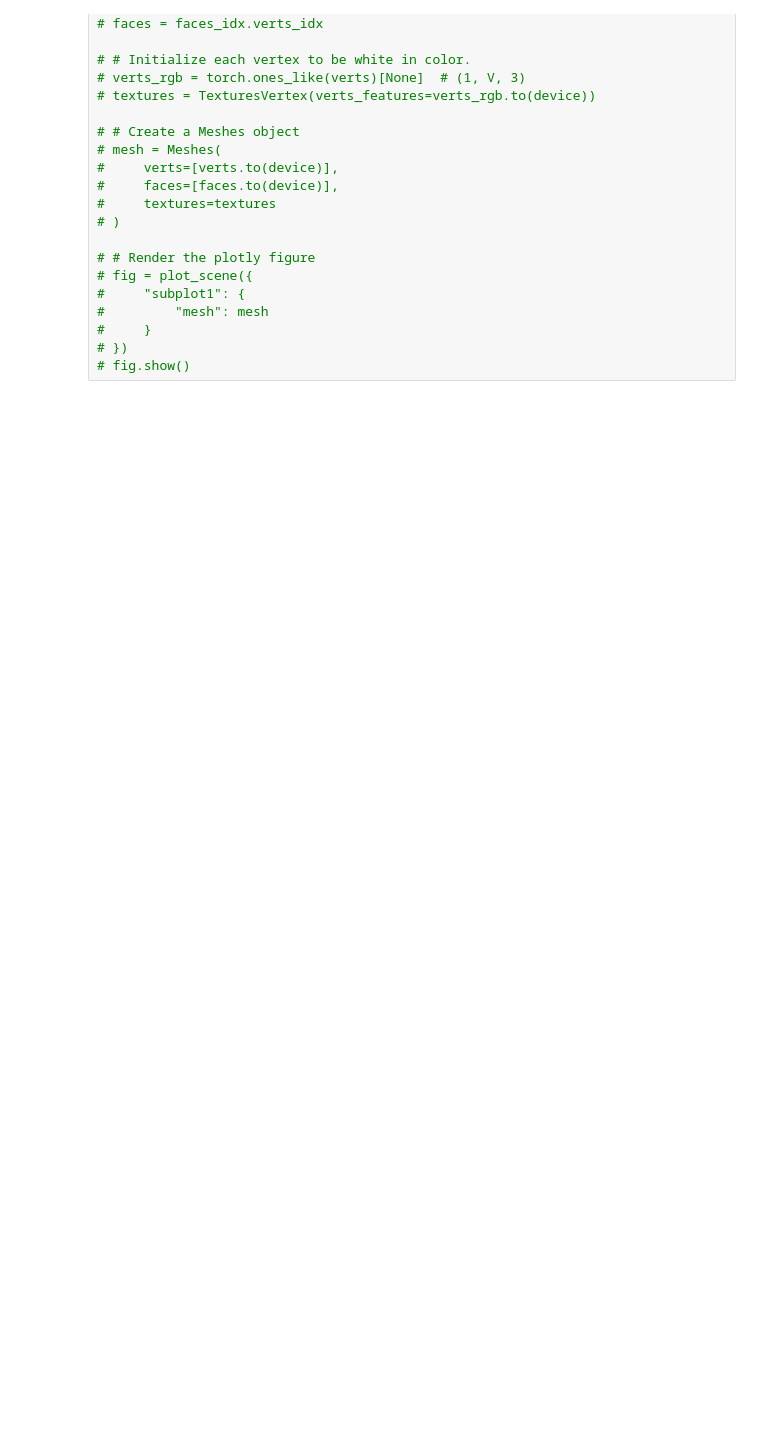
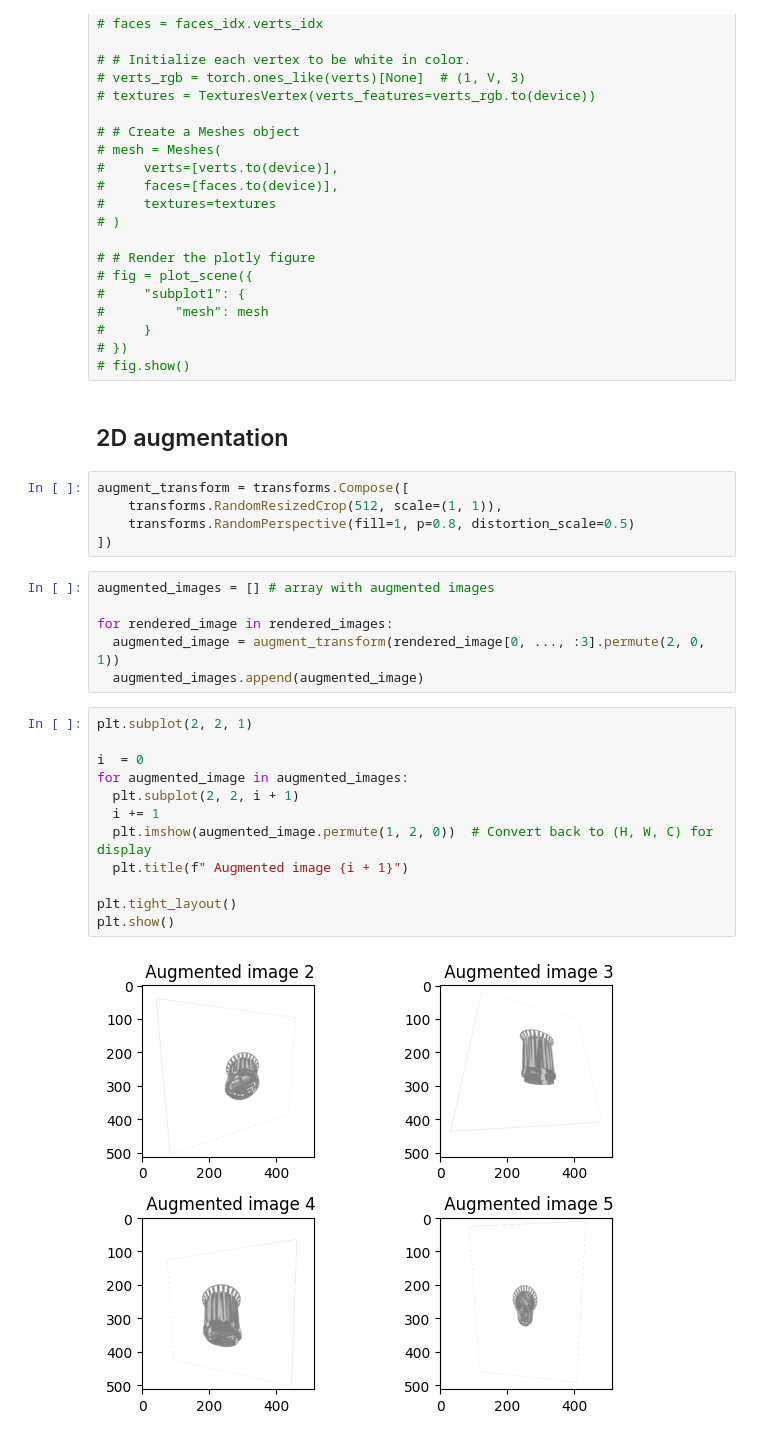
Before and after one commit to LorCir28/Shape_deformation_through_2D_guidance, a Jupyter notebook: code/[SNet]_2D_Shape_deformation.ipynb, the cells around one changed output. Saved outputs shown, nothing was run; the diff lists cells and outputs as text; blank space fills up the shorter version.

Commit message:
2D augmentation first attempt

```diff
--- a/code/[SNet]_2D_Shape_deformation.ipynb
+++ b/code/[SNet]_2D_Shape_deformation.ipynb
@@ -243,3 +250,30 @@ plt.show()
 #     }
 # })
 # fig.show()
+# %% [markdown]
+## 2D augmentation
+# %%
+augment_transform = transforms.Compose([
+    transforms.RandomResizedCrop(512, scale=(1, 1)),
+    transforms.RandomPerspective(fill=1, p=0.8, distortion_scale=0.5)
+])
+# %%
+augmented_images = [] # array with augmented images
+
+for rendered_image in rendered_images:
+  augmented_image = augment_transform(rendered_image[0, ..., :3].permute(2, 0, 1))
+  augmented_images.append(augmented_image)
+# %%
+plt.subplot(2, 2, 1)
+
+i  = 0
+for augmented_image in augmented_images:
+  plt.subplot(2, 2, i + 1)
+  i += 1
+  plt.imshow(augmented_image.permute(1, 2, 0))  # Convert back to (H, W, C) for display
+  plt.title(f" Augmented image {i + 1}")
+
+plt.tight_layout()
+plt.show()
+# %% [output]
+[figure, added]
```
Also changed, not shown: parts of 5 cells of this notebook.
